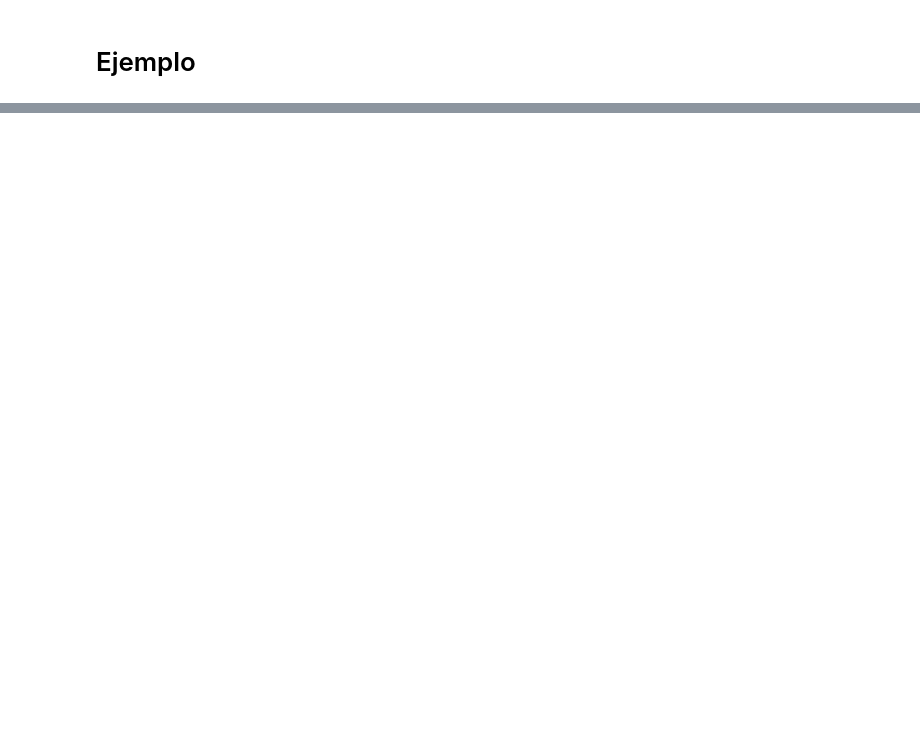
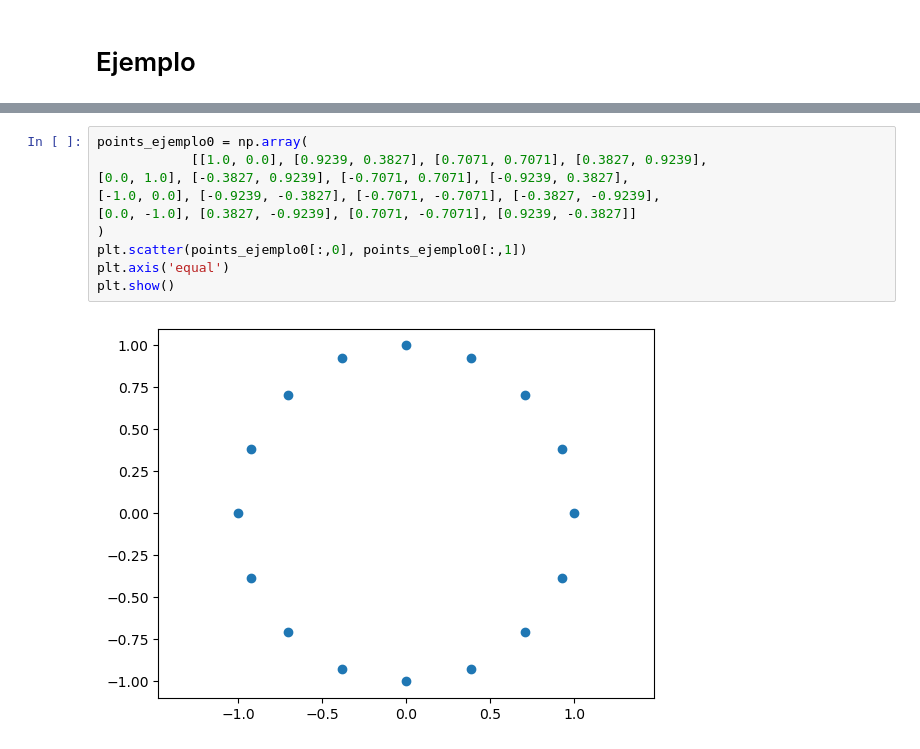
Before and after one commit to SneikF/PersistenceHomologyExamples, a Jupyter notebook: PersistenceHomologyExample.ipynb, the cells around one changed output, grey strips where cells are left out. Cells and saved outputs as stored; diff of their text form; blank space fills up the shorter version.

```diff
--- a/PersistenceHomologyExample.ipynb
+++ b/PersistenceHomologyExample.ipynb
@@ -325,0 +11,12 @@ plt.axis('equal');
+# %%
+points_ejemplo0 = np.array(
+            [[1.0, 0.0], [0.9239, 0.3827], [0.7071, 0.7071], [0.3827, 0.9239],
+[0.0, 1.0], [-0.3827, 0.9239], [-0.7071, 0.7071], [-0.9239, 0.3827],
+[-1.0, 0.0], [-0.9239, -0.3827], [-0.7071, -0.7071], [-0.3827, -0.9239],
+[0.0, -1.0], [0.3827, -0.9239], [0.7071, -0.7071], [0.9239, -0.3827]]
+)
+plt.scatter(points_ejemplo0[:,0], points_ejemplo0[:,1])
+plt.axis('equal')
+plt.show()
+# %% [output]
+[figure, added]
```
Also changed, not shown: parts of 61 cells of this notebook.
